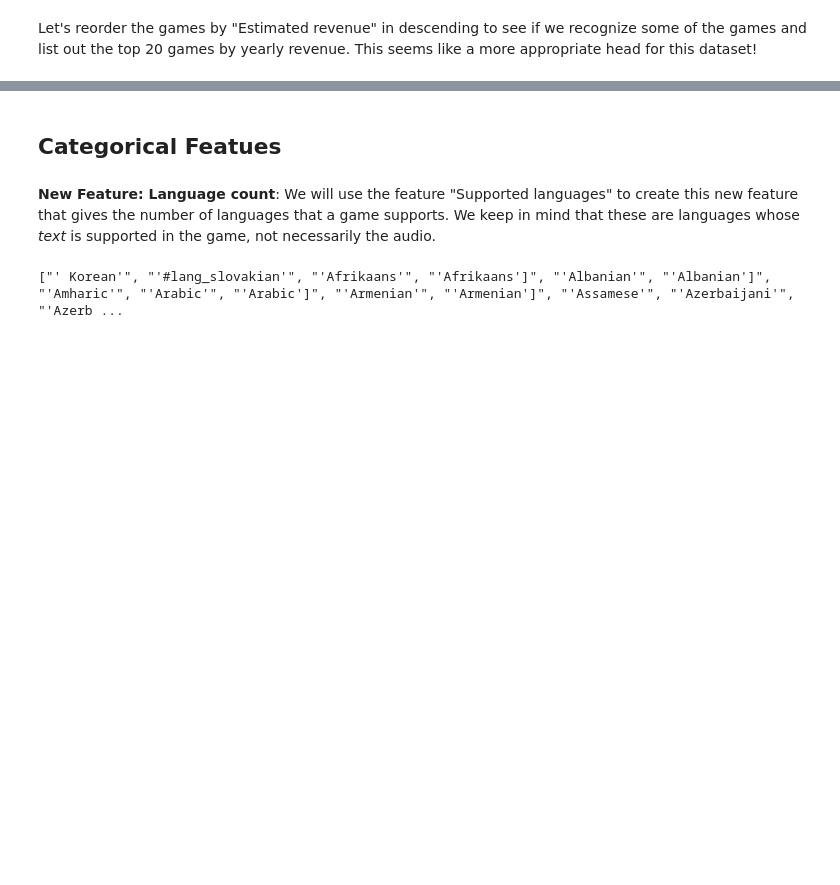
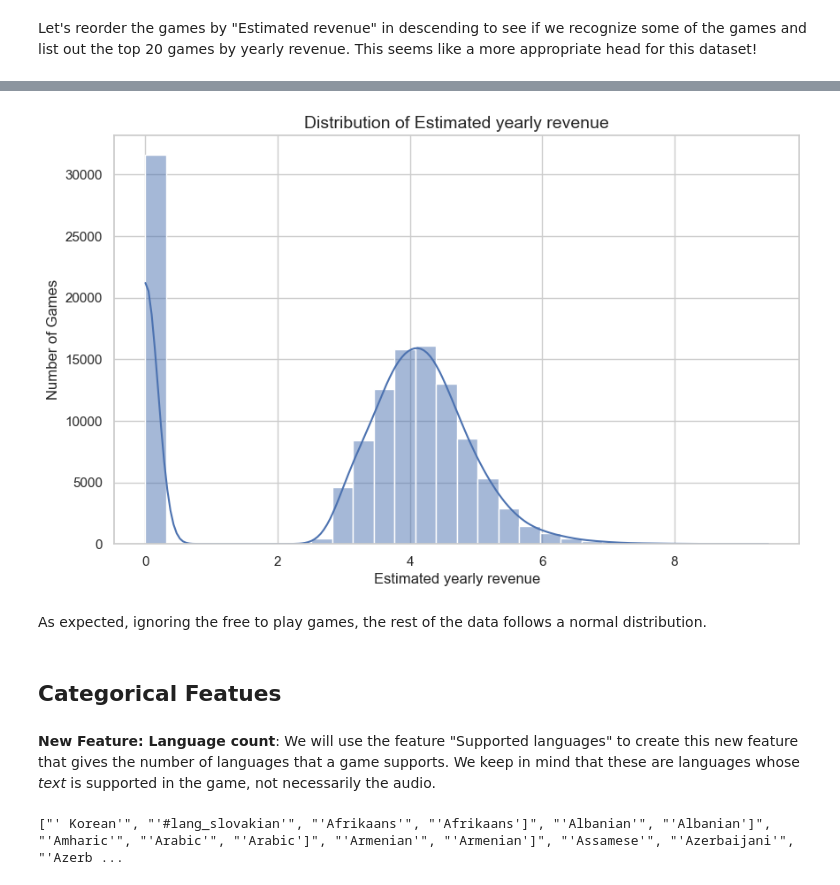
Before and after one commit to shujoshi-git/steam-games-recommender, a Jupyter notebook: steam_games.ipynb, the cells around one changed output, grey strips where cells are left out. Saved outputs shown, nothing was run; the diff lists cells and outputs as text; code cells hidden in the pictures; blank space fills up the shorter version.

```diff
--- a/steam_games.ipynb
+++ b/steam_games.ipynb
@@ -345,3 +403,20 @@ Name: Name, dtype: str
+# %%
+# A function to plot the distribution of a continuous feature as histogram.
+
+def plot_feature(dataframe, feature, title, xlabel, ylabel):
+    sns.set_theme(style = 'whitegrid')
+    plt.figure(figsize = (10,6))
+    sns.histplot(data = dataframe, x = feature, bins = 30, kde = True)
+    plt.title(title, fontsize = 14)
+    plt.xlabel(xlabel, fontsize = 12)
+    plt.ylabel(ylabel, fontsize = 12)
+    plt.show()
+# %%
+plot_feature(df, 'Estimated yearly revenue', 'Distribution of Estimated yearly revenue', 'Estimated yearly revenue', 'Number of Games')
+# %% [output]
+[figure, added]
+# %% [markdown]
+As expected, ignoring the free to play games, the rest of the data follows a normal distribution.
 # %% [markdown]
 ## Categorical Featues
 # %% [markdown]
```
Also changed, not shown: parts of 43 cells of this notebook.
